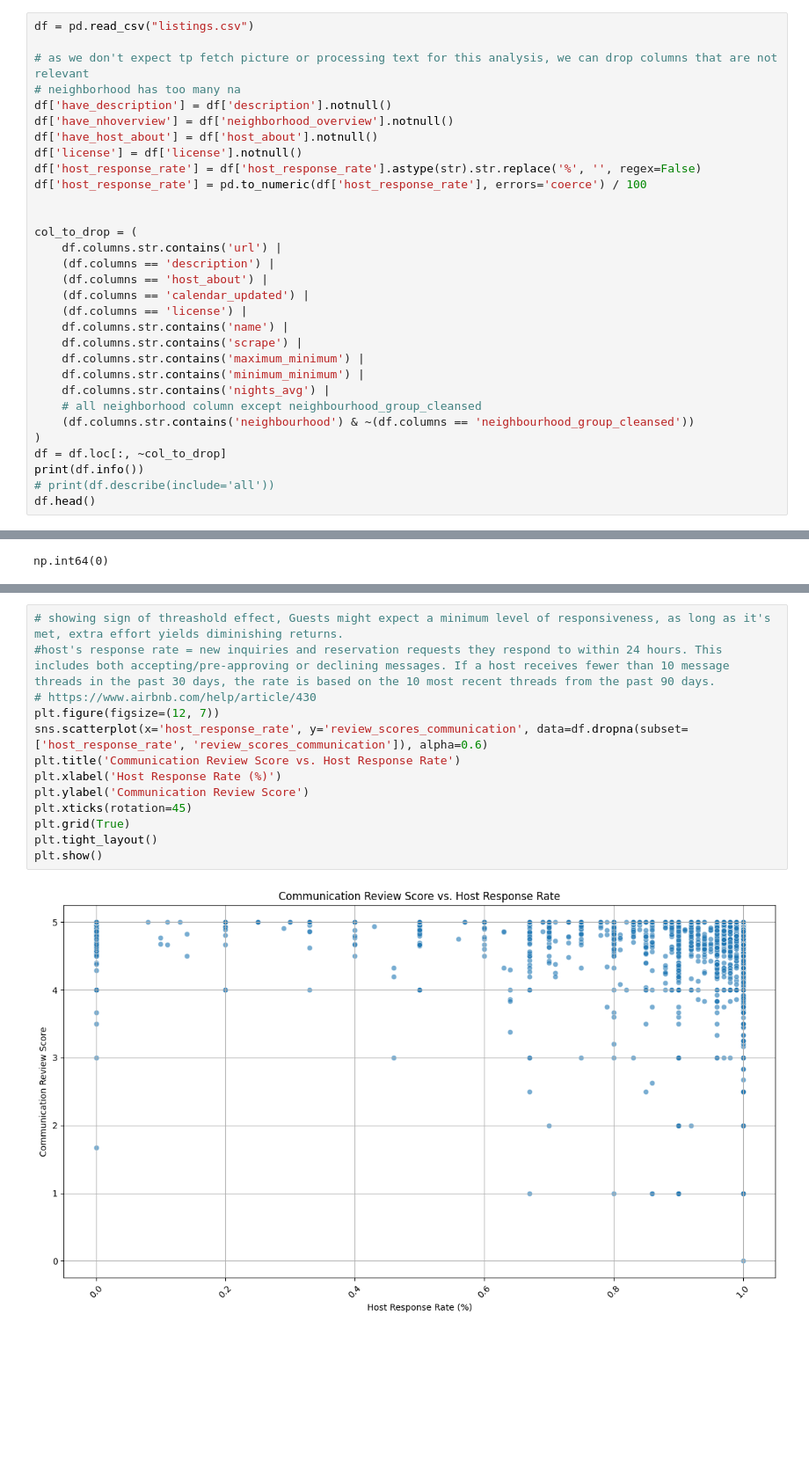
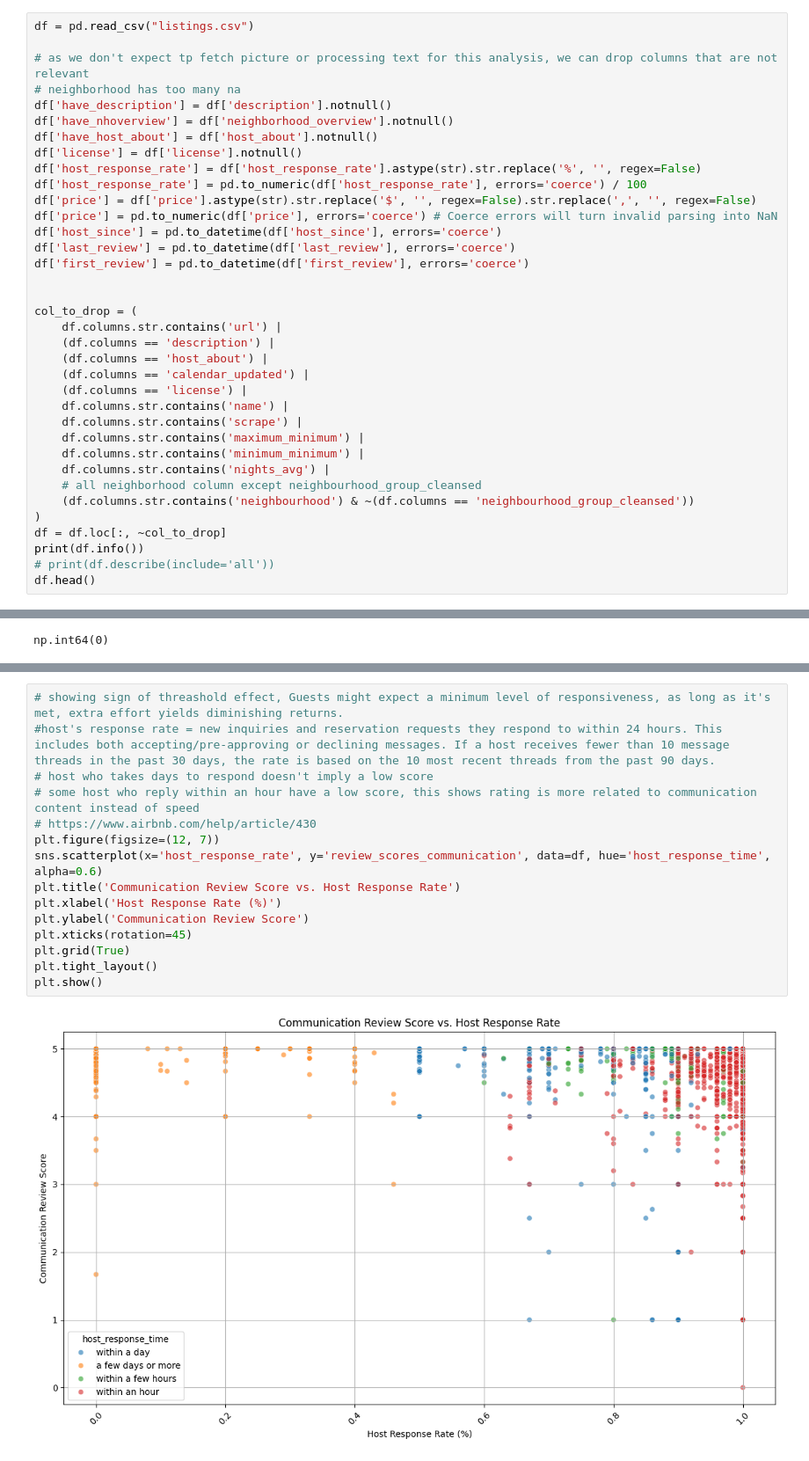
Before and after one commit to amanda8412383/data_science_bootcamp, a Jupyter notebook: airbnb_case_study/airbnb_case_study.ipynb, the cells around one changed output, grey strips where cells are left out. Shown at 88% size. Cells and saved outputs as stored; diff of their text form; blank space fills up the shorter version.

```diff
--- a/airbnb_case_study/airbnb_case_study.ipynb
+++ b/airbnb_case_study/airbnb_case_study.ipynb
@@ -20,6 +20,11 @@ df['have_host_about'] = df['host_about'].notnull()
 df['license'] = df['license'].notnull()
 df['host_response_rate'] = df['host_response_rate'].astype(str).str.replace('%', '', regex=False)
 df['host_response_rate'] = pd.to_numeric(df['host_response_rate'], errors='coerce') / 100
+df['price'] = df['price'].astype(str).str.replace('$', '', regex=False).str.replace(',', '', regex=False)
+df['price'] = pd.to_numeric(df['price'], errors='coerce') # Coerce errors will turn invalid parsing into NaN
+df['host_since'] = pd.to_datetime(df['host_since'], errors='coerce')
+df['last_review'] = pd.to_datetime(df['last_review'], errors='coerce')
+df['first_review'] = pd.to_datetime(df['first_review'], errors='coerce')
 
 
 col_to_drop = (
@@ -120,15 +125,17 @@ plt.show()
 # %%
 # showing sign of threashold effect, Guests might expect a minimum level of responsiveness, as long as it's met, extra effort yields diminishing returns.
 #host's response rate = new inquiries and reservation requests they respond to within 24 hours. This includes both accepting/pre-approving or declining messages. If a host receives fewer than 10 message threads in the past 30 days, the rate is based on the 10 most recent threads from the past 90 days.
+# host who takes days to respond doesn't imply a low score
+# some host who reply within an hour have a low score, this shows rating is more related to communication content instead of speed
 # https://www.airbnb.com/help/article/430
 plt.figure(figsize=(12, 7))
-sns.scatterplot(x='host_response_rate', y='review_scores_communication', data=df.dropna(subset=['host_response_rate', 'review_scores_communication']), alpha=0.6)
+sns.scatterplot(x='host_response_rate', y='review_scores_communication', data=df, hue='host_response_time', alpha=0.6)
 plt.title('Communication Review Score vs. Host Response Rate')
 plt.xlabel('Host Response Rate (%)')
 plt.ylabel('Communication Review Score')
 plt.xticks(rotation=45)
 plt.grid(True)
 plt.tight_layout()
 plt.show()
 # %% [output]
-[figure, old version]
+[figure, new version]
```
Also changed, not shown: parts of 18 cells of this notebook.
